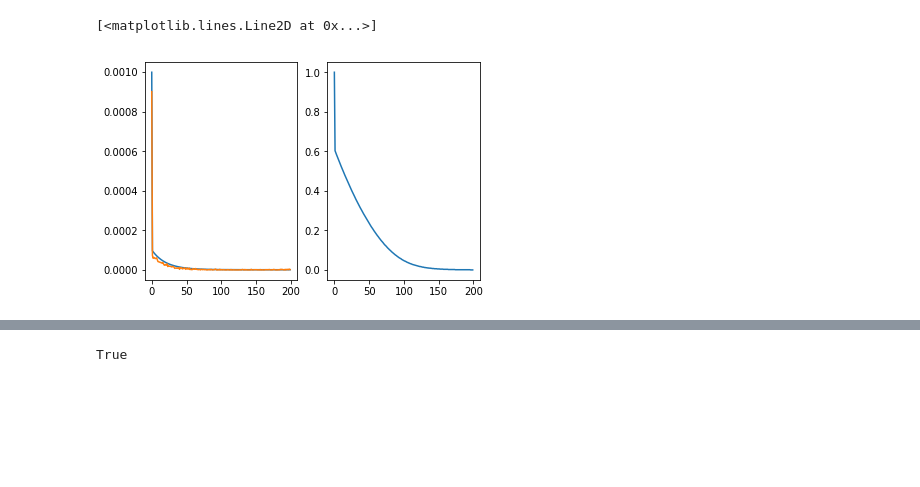
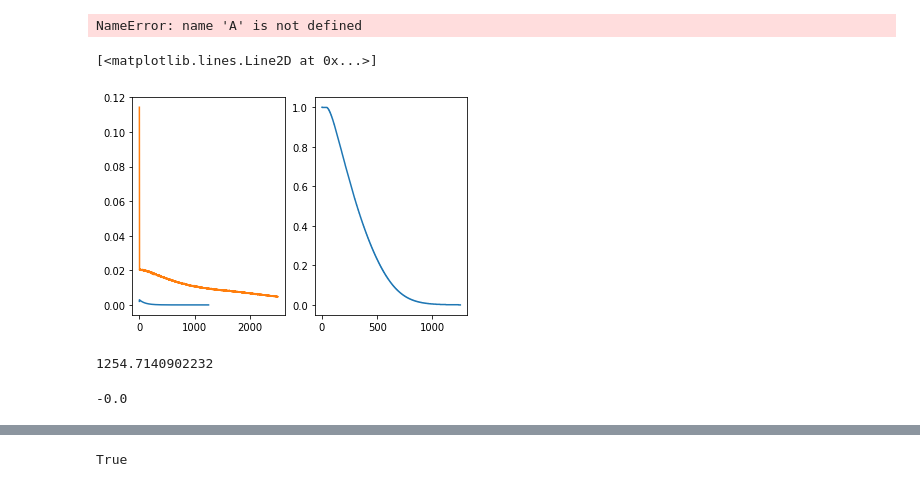
Before and after one commit to diegoarri91/stochastic-processes, a Jupyter notebook: examples/dichotomized_gaussian.ipynb, the cells around one changed output, grey strips where cells are left out. Cells and saved outputs as stored; diff of their text form; code cells hidden in the pictures; blank space fills up the shorter version.

```diff
--- a/examples/dichotomized_gaussian.ipynb
+++ b/examples/dichotomized_gaussian.ipynb
@@ -15,29 +15,55 @@ from signals import raw_autocorrelation
 
 %load_ext autoreload
 %autoreload 2
+# %%
+A * B, (lam * 1)**2
+# %% [output]
+NameError: name 'A' is not defined
 # %%
-dt = 1
+dt = 0.5
 t = np.arange(0, 2000, dt)
-lam = 1e-3
-t_autocorr = np.arange(0, 200, 1)
-raw_autocorr = 1e-4 * np.exp(-t_autocorr / 20) + (lam * dt)**2
+
+# lam = 1e-3
+# t_autocorr = np.arange(0, 200, 1)
+# raw_autocorr = 1e-4 * np.exp(-t_autocorr / 20) + (lam * dt)**2
+# raw_autocorr[0] = lam * dt * (1 - lam * dt)
+
+lam, B, A, tau = 0.004124496282873486, 0.0014329870000000001, 0.0029678339000000003, 104.5595075186
+
+# if B < 0:
+#     B = (lam * dt)**2 / A
+# else:
+#     lam = np.sqrt(A * B) / dt
+
+t_autocorr = np.arange(0, tau * 12, dt)
+raw_autocorr = A * (B + np.exp(-t_autocorr / tau))
 raw_autocorr[0] = lam * dt * (1 - lam * dt)
 
 dg = DichotomizedGaussian(lam=lam, raw_autocorrelation=raw_autocorr)
 try:
     dg.set_t(t)
 except(np.linalg.LinAlgError):
     print('holi')
-mask_spikes = dg.sample(t, shape=(500,))
-
-raw_autocorr_samples = np.mean(raw_autocorrelation(mask_spikes), 1)
-
-arg_f = int(200 / dt)
 
 fig, (ax1, ax2) = plt.subplots(ncols=2)
-ax1.plot(raw_autocorr[:arg_f])
-ax1.plot(raw_autocorr_samples[:arg_f])
-ax2.plot(dg.gp.autocov[:arg_f])
+ax1.plot(t_autocorr, raw_autocorr)
+ax2.plot(t_autocorr, dg.gp.autocov)
+
+dg.gp.set_cov(t)
+
+dg.gp.cov = dg.gp.cov + 5 * np.eye(len(t))
+
+mask_spikes = dg.sample(t, shape=(100,), cholesky=False)
+raw_autocorr_samples = np.mean(raw_autocorrelation(mask_spikes), 1)
+ax1.plot(raw_autocorr_samples[:len(t_autocorr)])
 # %% [output]
 [<matplotlib.lines.Line2D at 0x...>]
-[figure, old version]
+[figure, new version]
+# %%
+tau * 12
+# %% [output]
+1254.7140902232
+# %%
+np.linalg.det(dg.gp.cov)
+# %% [output]
+-0.0
```
Also changed, not shown: parts of 14 cells of this notebook, 3 other files.
